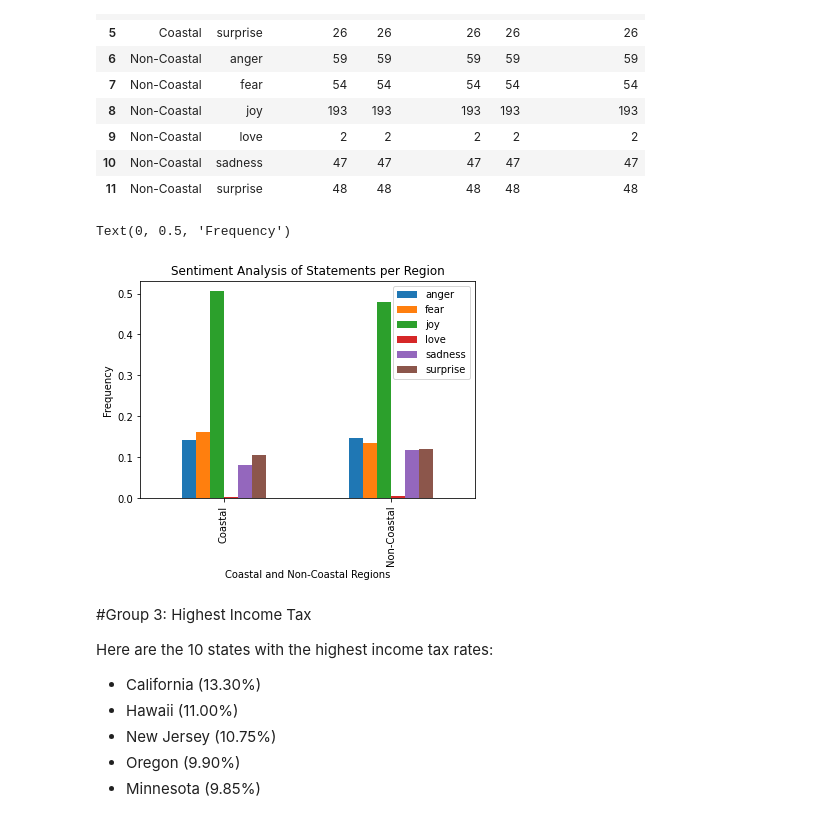
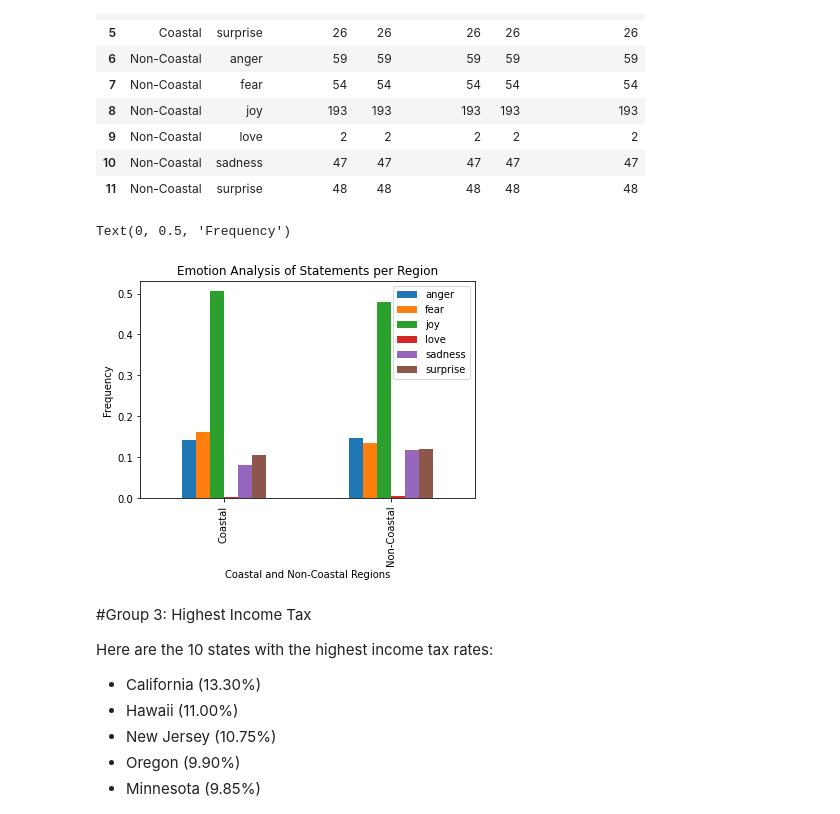
Before and after one commit to skochar1/the-pile-state-analysis, a Jupyter notebook: distilBERTEmotionData2-modeled.ipynb, the cells around one changed output. Drawn from its saved outputs; the diff is of its cells as text; code cells hidden in the pictures.

```diff
--- a/distilBERTEmotionData2-modeled.ipynb
+++ b/distilBERTEmotionData2-modeled.ipynb
@@ -200,25 +200,25 @@ df2
 # %%
 import matplotlib.pyplot as plt
 import numpy as np
 
 plotdata = pd.DataFrame({
     'anger':[35/247, 59/403],
     'fear':[40/247, 54/403],
     'joy':[125/247, 193/403],
     'love':[1/247, 2/403],
     'sadness':[20/247, 47/403],
     'surprise':[26/247, 48/403]
     },
     index=["Coastal", "Non-Coastal"]
 )
 
 plotdata.plot(kind="bar")
-plt.title("Sentiment Analysis of Statements per Region")
+plt.title("Emotion Analysis of Statements per Region")
 plt.xlabel("Coastal and Non-Coastal Regions")
 plt.ylabel("Frequency")
 # %% [output]
 Text(0, 0.5, 'Frequency')
-[figure, old version]
+[figure, new version]
 # %% [markdown]
 #Group 3: Highest Income Tax
 
```
Also changed, not shown: parts of 1 cell of this notebook.
